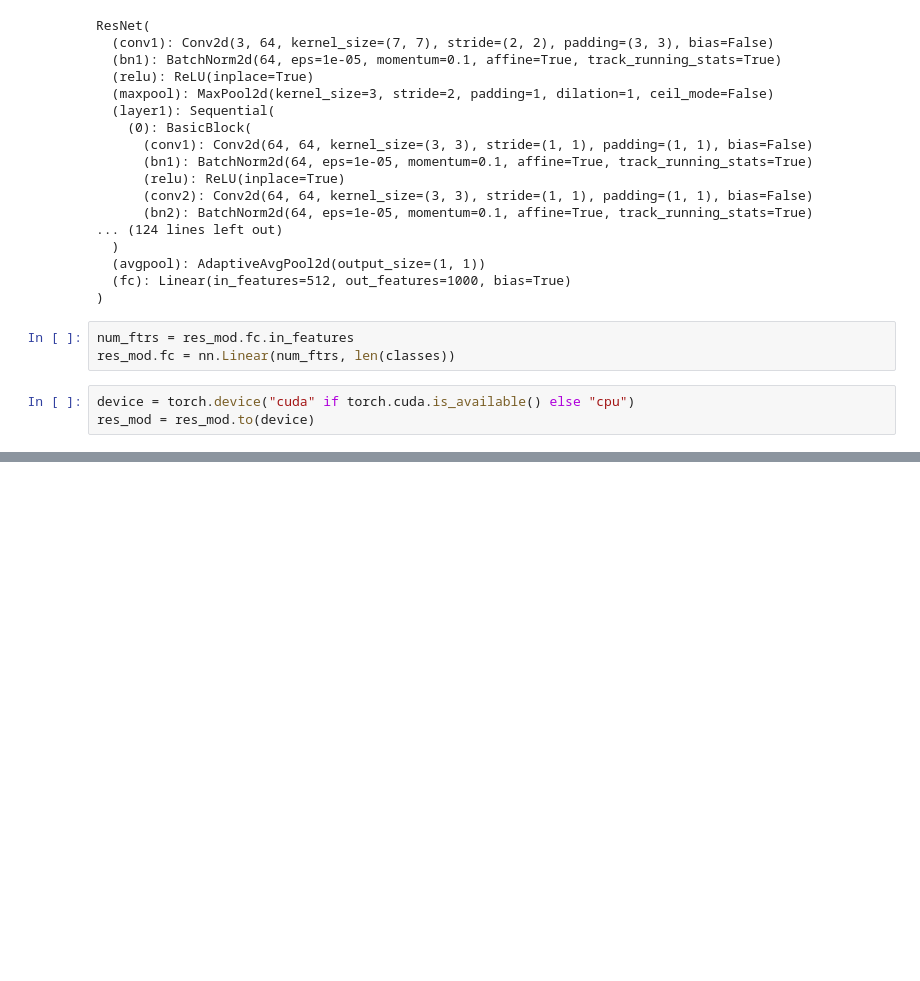
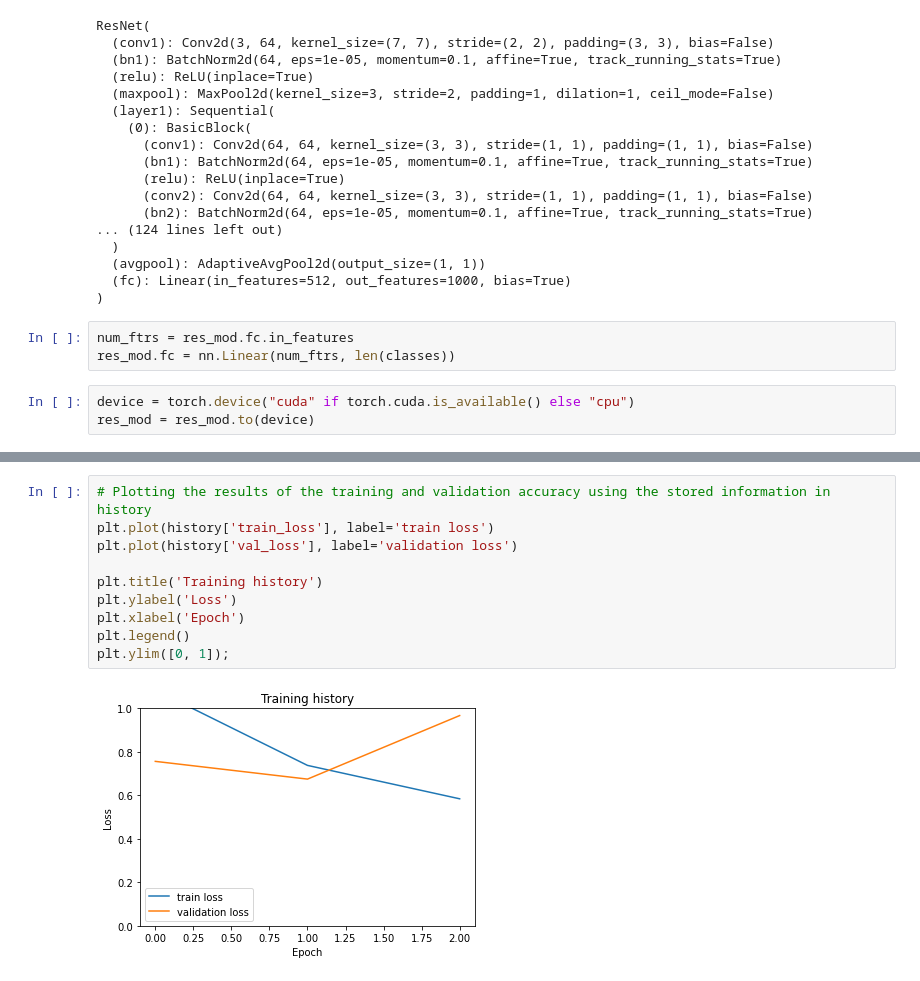
Before and after one commit to IhabBendidi/img_classification_benchmark, a Jupyter notebook: CNN_benchmark.ipynb, the cells around one changed output, grey strips where cells are left out. Saved outputs shown, nothing was run; the diff lists cells and outputs as text; blank space fills up the shorter version.

```diff
--- a/CNN_benchmark.ipynb
+++ b/CNN_benchmark.ipynb
@@ -117,0 +263,12 @@ res_mod = res_mod.to(device)
+# %%
+# Plotting the results of the training and validation accuracy using the stored information in history
+plt.plot(history['train_loss'], label='train loss')
+plt.plot(history['val_loss'], label='validation loss')
+
+plt.title('Training history')
+plt.ylabel('Loss')
+plt.xlabel('Epoch')
+plt.legend()
+plt.ylim([0, 1]);
+# %% [output]
+[figure, added]
```
Also changed, not shown: parts of 16 cells of this notebook.
